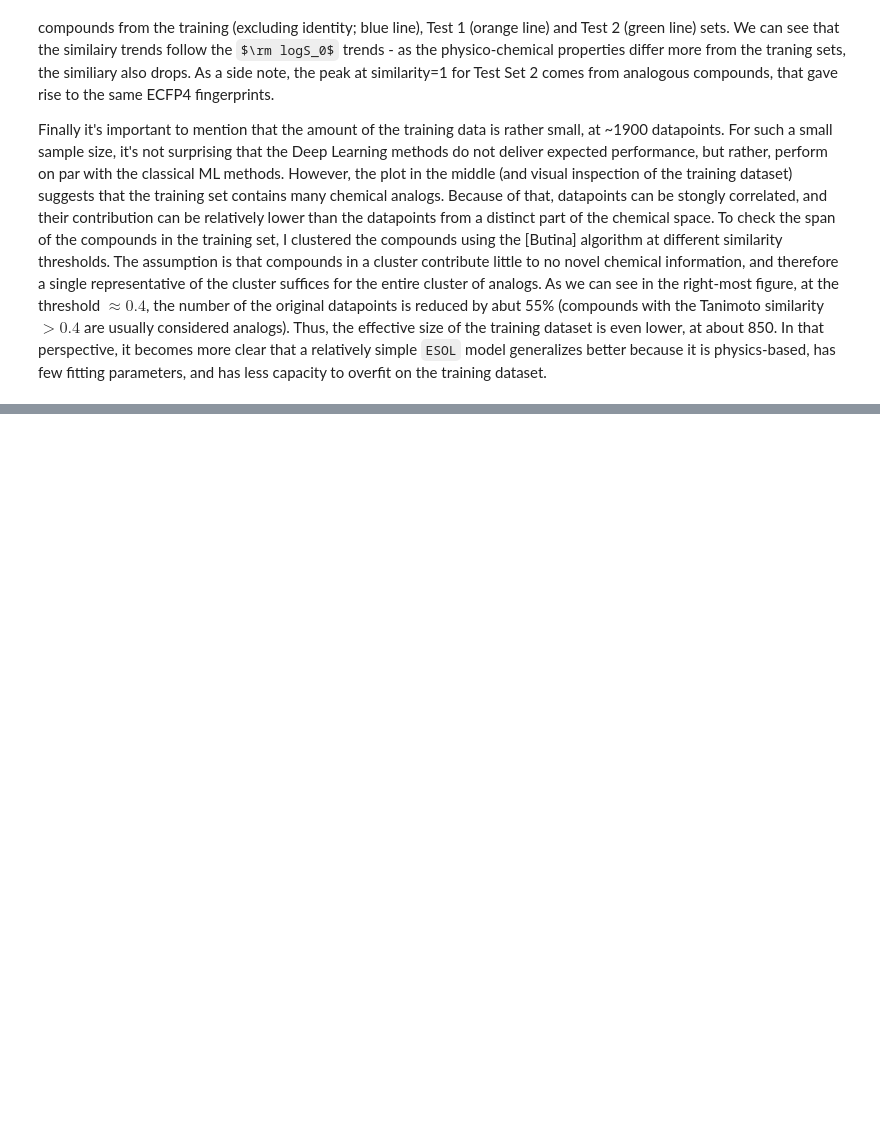
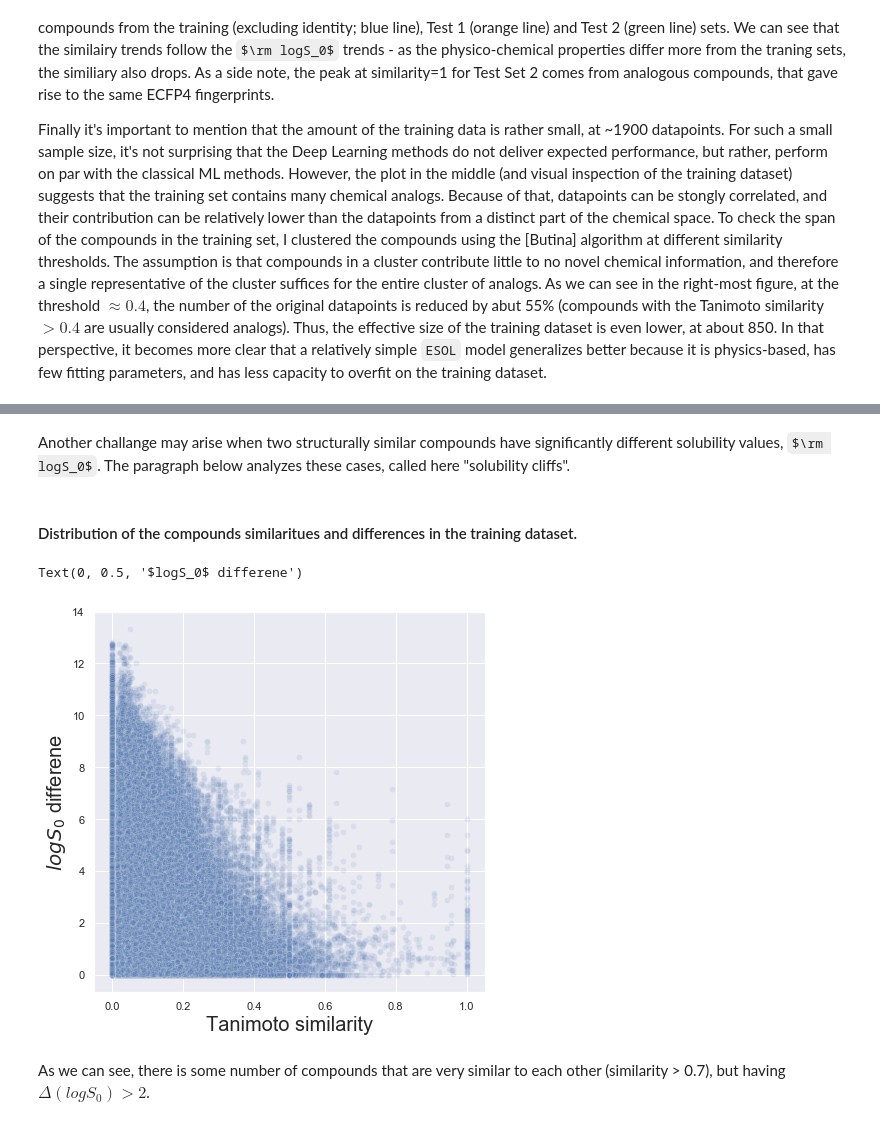
Before and after one commit to pgniewko/solubility, a Jupyter notebook: src/notebooks/Analysis.ipynb, the cells around one changed output, grey strips where cells are left out. Cells and saved outputs as stored; diff of their text form; code cells hidden in the pictures; some formulas as TeX source; blank space fills up the shorter version.

Commit message:
Solubility cliffs

```diff
--- a/src/notebooks/Analysis.ipynb
+++ b/src/notebooks/Analysis.ipynb
@@ -254,0 +263,44 @@ Finally it's important to mention that the amount of the training data is rather
+# %% [markdown]
+Another challange may arise when two structurally similar compounds have significantly different solubility values, $\rm logS_0$. The paragraph below analyzes these cases, called here "solubility cliffs".
+# %%
+TRAINING_DATA = '{}/../../data/training/solubility.uniq.no-in-100.smi'.format(CURRENT_PATH)
+
+smiles = []
+logS = []
+
+with open(TRAINING_DATA, 'r') as fin:
+    for line in fin:
+        pairs = line.rstrip().split(',')
+        smiles.append(pairs[0])
+        logS.append(float(pairs[1]))
+# %%
+fps = [AllChem.GetMorganFingerprintAsBitVect(Chem.MolFromSmiles(x), 3, nBits=1024) for x in smiles]
+# %%
+fps_sim = []
+loS0_delta = []
+compounds_1 = []
+compounds_2 = []
+index = 1
+for i in range(len(fps)):
+    for j in range(len(fps)):
+        if j <= i:
+            continue
+        sim = sim_ij = DataStructs.TanimotoSimilarity(fps[i], fps[j])
+        fps_sim.append(sim)
+        loS0_delta.append(abs(logS[i] - logS[j]))
+        if sim > 0.7 and abs(logS[i] - logS[j]) > 2.0:
+            compounds_1.append((smiles[i], logS[i], index, sim))
+            compounds_2.append((smiles[j], logS[j], index))
+            index += 1
+# %% [markdown]
+#### Distribution of the compounds similaritues and differences in the training dataset.
+# %%
+fig = plt.figure(figsize=(7, 7))
+sns.scatterplot(fps_sim, loS0_delta, markers='.', alpha=0.1)
+plt.xlabel('Tanimoto similarity', fontsize=20)
+plt.ylabel('$logS_0$ differene', fontsize=20)
+# %% [output]
+Text(0, 0.5, '$logS_0$ differene')
+[figure, added]
+# %% [markdown]
+As we can see, there is some number of compounds that are very similar to each other (similarity > 0.7), but having $\Delta(log S_0) > 2$.
```
Also changed, not shown: parts of 6 cells of this notebook, 1 other file.
